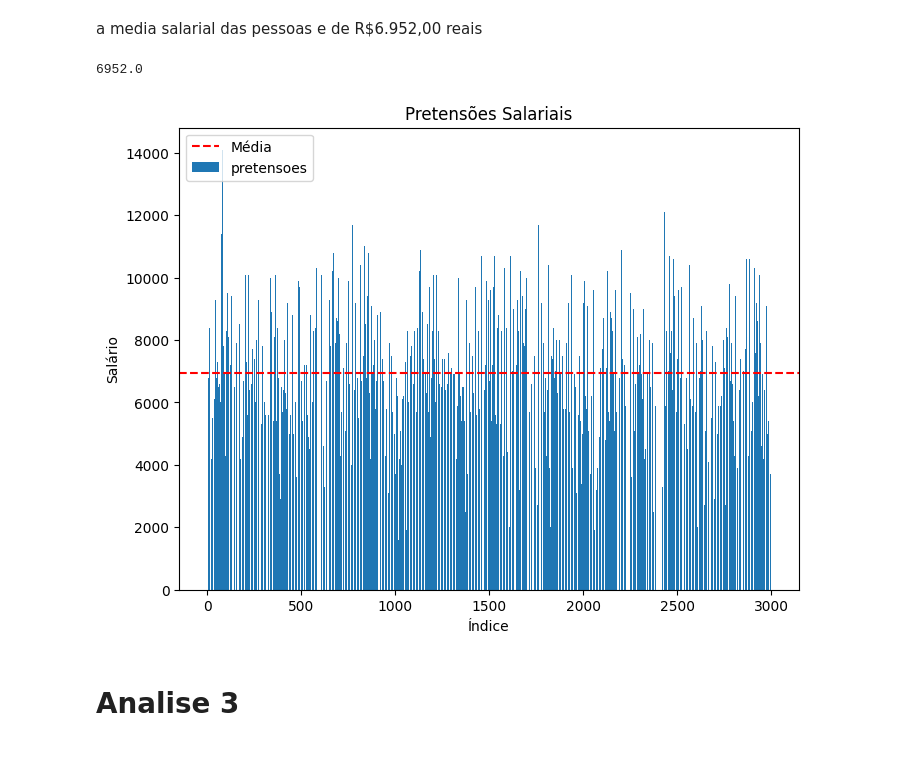
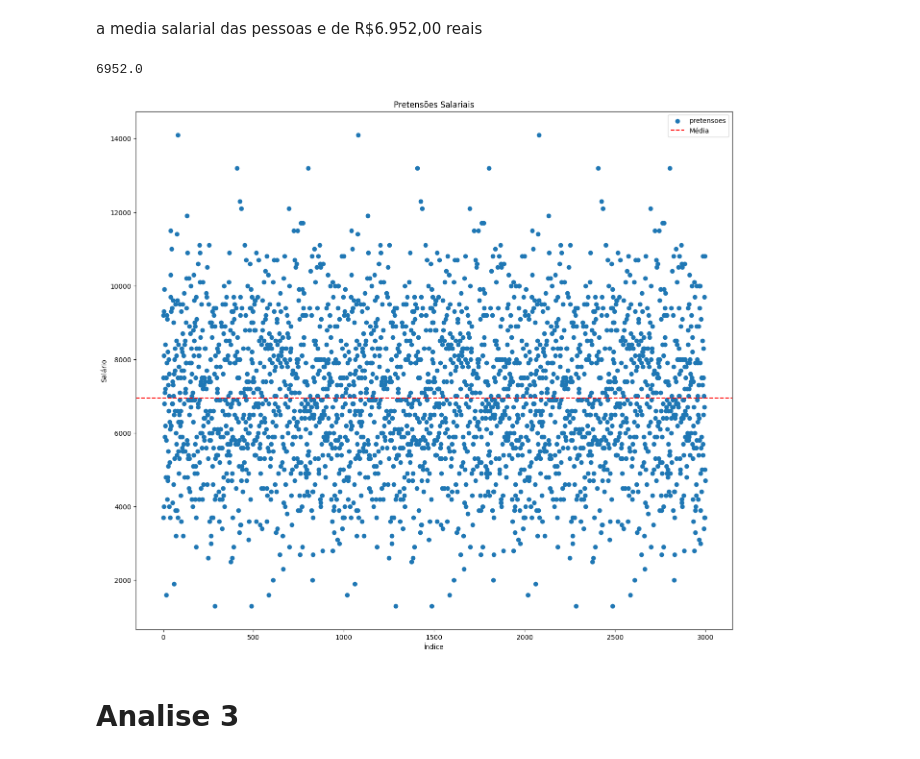
Before and after one commit to jesieldossantos/Curso-IA, a Jupyter notebook: analises/candidatos/candidatos_tecnologia.ipynb, the cells around one changed output. Saved outputs shown, nothing was run; the diff lists cells and outputs as text; code cells hidden in the pictures.

```diff
--- a/analises/candidatos/candidatos_tecnologia.ipynb
+++ b/analises/candidatos/candidatos_tecnologia.ipynb
@@ -278,22 +278,22 @@ pretensoes = df_candidatos_completo['pretensoes_salariais'].value_counts()
 # %%
 pretensoes = df_candidatos_completo['pretensoes_salariais'].mean()
 print(pretensoes)
 
 indices = df_candidatos_completo.index
 salarios = df_candidatos_completo['pretensoes_salariais']
 
-plt.figure(figsize=(8, 6))
-plt.bar(indices, salarios, label='pretensoes')
+plt.figure(figsize=(16, 14))
+plt.scatter(indices, salarios, label='pretensoes')
 plt.axhline(y=pretensoes, color='red', linestyle='dashed', label='Média')
 
 plt.title('Pretensões Salariais')
 plt.xlabel('Índice')
 plt.ylabel('Salário')
 plt.legend()
 plt.show()
 # %% [output]
 6952.0
-[figure, old version]
+[figure, new version]
 # %% [markdown]
 # Analise 3
 # %% [markdown]
```
Also changed, not shown: 1 other file.
